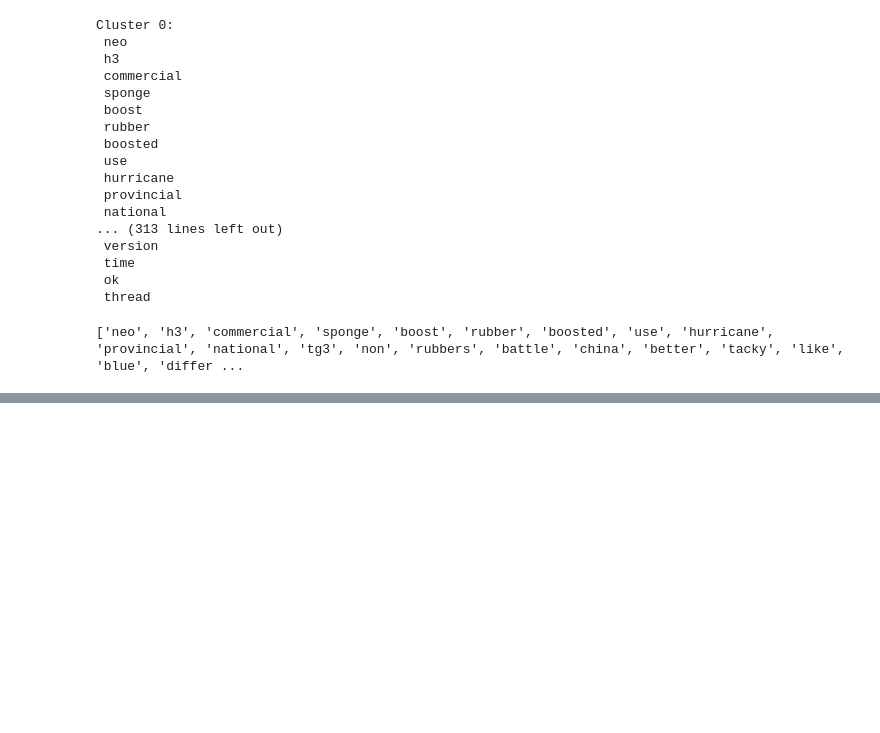
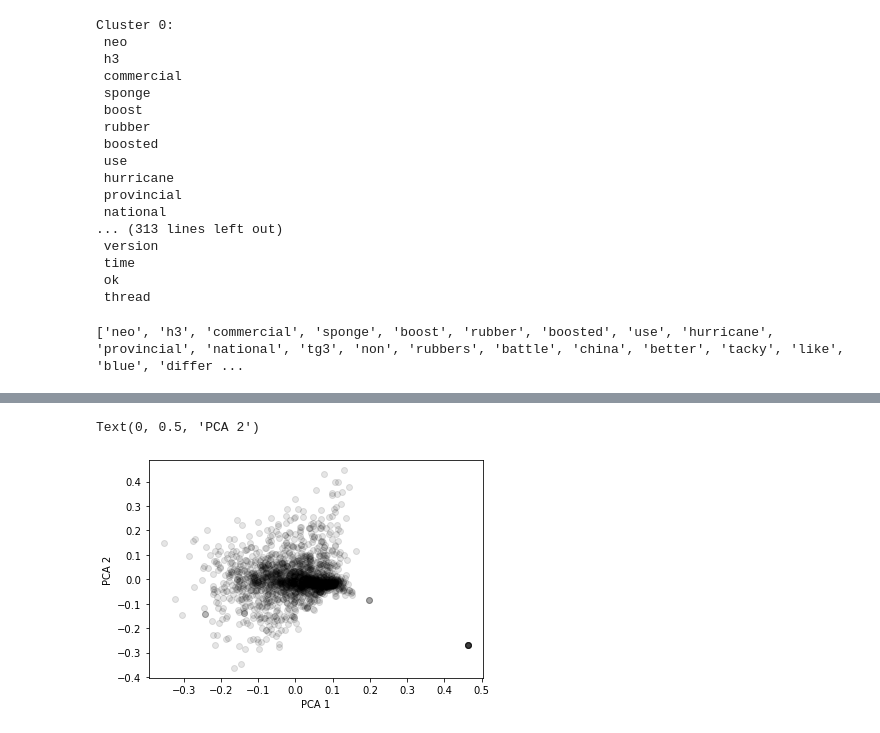
Before and after one commit to vionwinnie/ds4a-t15-tableTennis-product-review, a Jupyter notebook: EDA/clustering.ipynb, the cells around one changed output, grey strips where cells are left out. Saved outputs shown, nothing was run; the diff lists cells and outputs as text; code cells hidden in the pictures; blank space fills up the shorter version.

```diff
--- a/EDA/clustering.ipynb
+++ b/EDA/clustering.ipynb
@@ -129,0 +150,9 @@ print(cluster_terms[0])
+# %%
+plt.scatter(PCA_components[0], PCA_components[1], alpha=.1, color='black')
+plt.xlabel('PCA 1')
+plt.ylabel('PCA 2')
+
+# looking at just the top 2 PCA since can only see 2 in a graph
+# %% [output]
+Text(0, 0.5, 'PCA 2')
+[figure, added]
```
Also changed, not shown: parts of 9 cells of this notebook.
